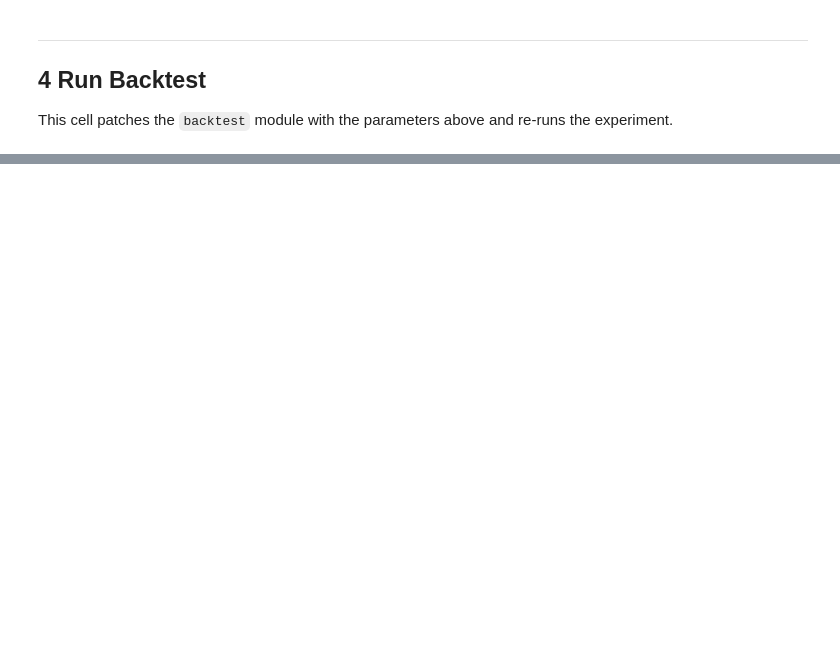
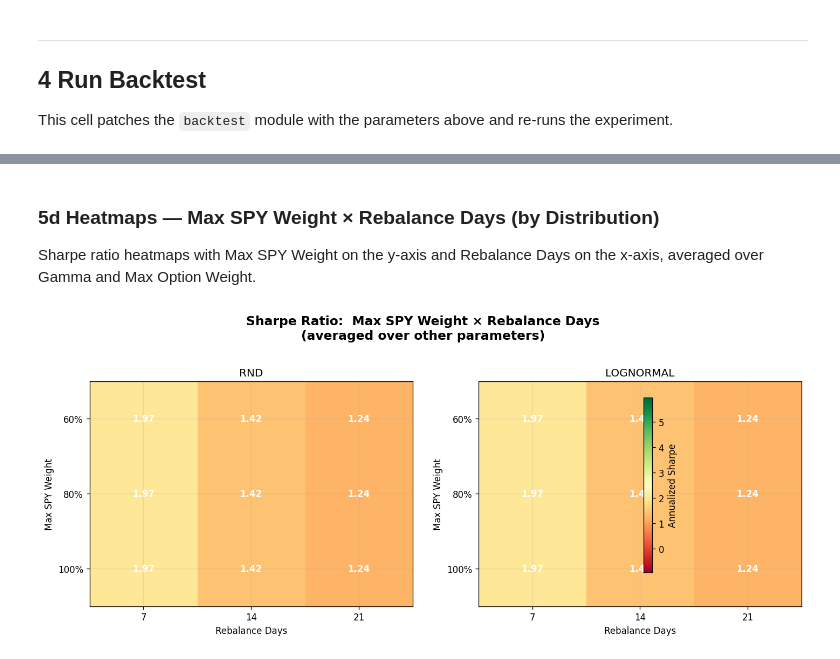
Before and after one commit to hshintree/cvx_options, a Jupyter notebook: demo.ipynb, the cells around one changed output, grey strips where cells are left out. Saved outputs shown, nothing was run; the diff lists cells and outputs as text; code cells hidden in the pictures; blank space fills up the shorter version.

```diff
--- a/demo.ipynb
+++ b/demo.ipynb
@@ -578,0 +730,41 @@ rebal_days=expiry  return=-9.34%  sharpe=-0.22  vol=4.52%
+# %% [markdown]
+### 5d  Heatmaps — Max SPY Weight × Rebalance Days (by Distribution)
+
+Sharpe ratio heatmaps with Max SPY Weight on the y-axis and Rebalance Days on the
+x-axis, averaged over Gamma and Max Option Weight.
+# %%
+fig, axes = plt.subplots(1, n_dist, figsize=(6 * n_dist, 5), squeeze=False)
+fig.suptitle("Sharpe Ratio:  Max SPY Weight × Rebalance Days\n"
+             "(averaged over other parameters)",
+             fontsize=14, fontweight="bold", y=1.02)
+
+for j, dist in enumerate(SWEEP_DISTRIBUTIONS):
+    ax = axes[0, j]
+    sub = sweep_df[sweep_df["distribution"] == dist]
+    pivot = sub.groupby(["max_spy_wt", "rebal_days"])["sharpe"].mean().unstack()
+    pivot = pivot.reindex(index=SWEEP_MAX_SPY_WT, columns=SWEEP_REBAL_DAYS)
+
+    im = ax.imshow(pivot.values, aspect="auto", cmap="RdYlGn",
+                   vmin=sweep_df["sharpe"].quantile(0.05),
+                   vmax=sweep_df["sharpe"].quantile(0.95))
+    ax.set_xticks(range(len(SWEEP_REBAL_DAYS)))
+    ax.set_xticklabels([str(r) for r in SWEEP_REBAL_DAYS])
+    ax.set_yticks(range(len(SWEEP_MAX_SPY_WT)))
+    ax.set_yticklabels([f"{v:.0%}" for v in SWEEP_MAX_SPY_WT])
+    ax.set_xlabel("Rebalance Days")
+    ax.set_ylabel("Max SPY Weight")
+    ax.set_title(f"{dist.upper()}")
+
+    for yi in range(len(SWEEP_MAX_SPY_WT)):
+        for xi in range(len(SWEEP_REBAL_DAYS)):
+            val = pivot.values[yi, xi]
+            ax.text(xi, yi, f"{val:.2f}", ha="center", va="center",
+                    fontsize=10, fontweight="bold",
+                    color="white" if abs(val) > 0.3 else "black")
+
+fig.colorbar(im, ax=axes, shrink=0.7, label="Annualized Sharpe")
+plt.tight_layout()
+display(fig)
+plt.close(fig)
+# %% [output]
+[figure, added]
```
Also changed, not shown: parts of 26 cells of this notebook, 7 other files.
